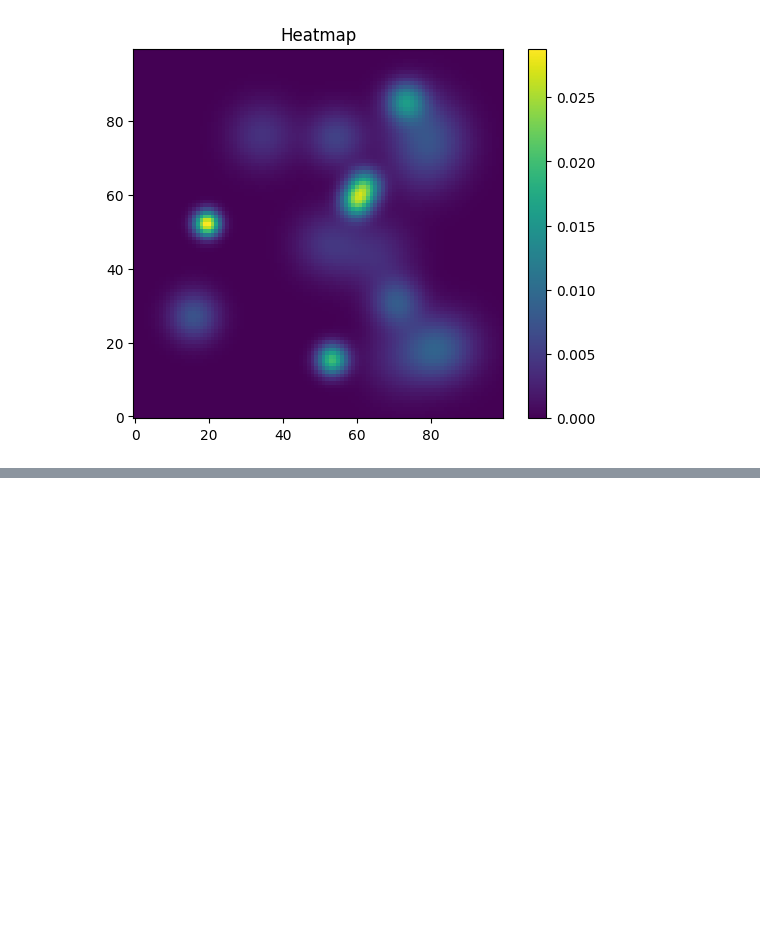
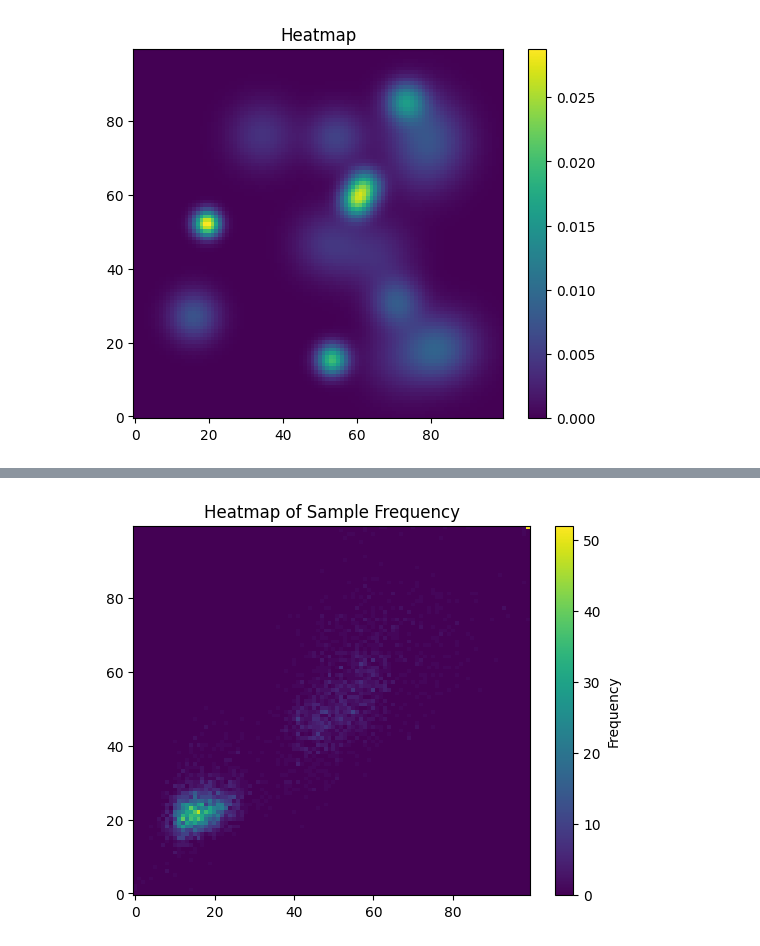
Before and after one commit to Erostrate9/GFNEval, a Jupyter notebook: notebooks/EvalCmp_cmp_among_different_models.ipynb, the cells around one changed output, grey strips where cells are left out. Saved outputs shown, nothing was run; the diff lists cells and outputs as text; code cells hidden in the pictures; blank space fills up the shorter version.

```diff
--- a/notebooks/EvalCmp_cmp_among_different_models.ipynb
+++ b/notebooks/EvalCmp_cmp_among_different_models.ipynb
@@ -288,3 +411,7 @@ env.plot_samples(gfns['DB'].sample_terminating_states(env=env, n=n_samples_kl))
+# %%
+env.plot_samples(gfns['FM'].sample_terminating_states(env=env, n=n_samples_kl))
+# %% [output]
+[figure, added]
 # %%
 import matplotlib.pyplot as plt
 import numpy as np
```
Also changed, not shown: parts of 15 cells of this notebook.
